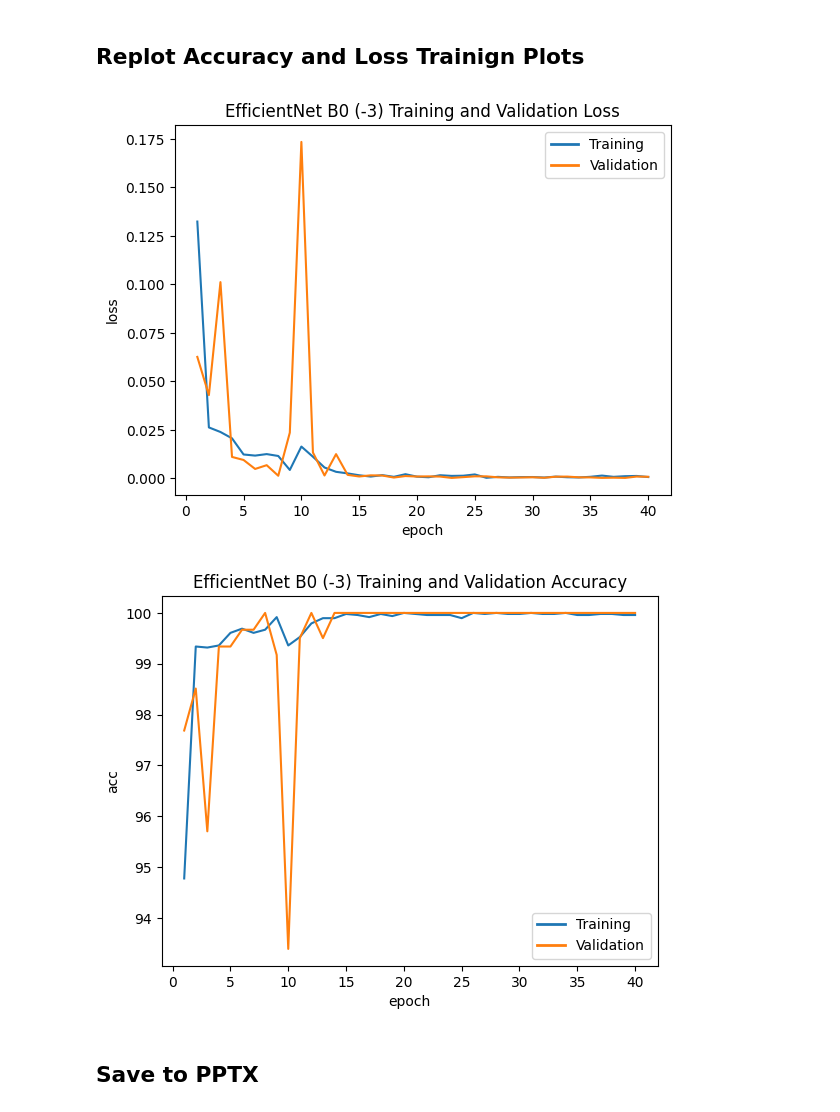
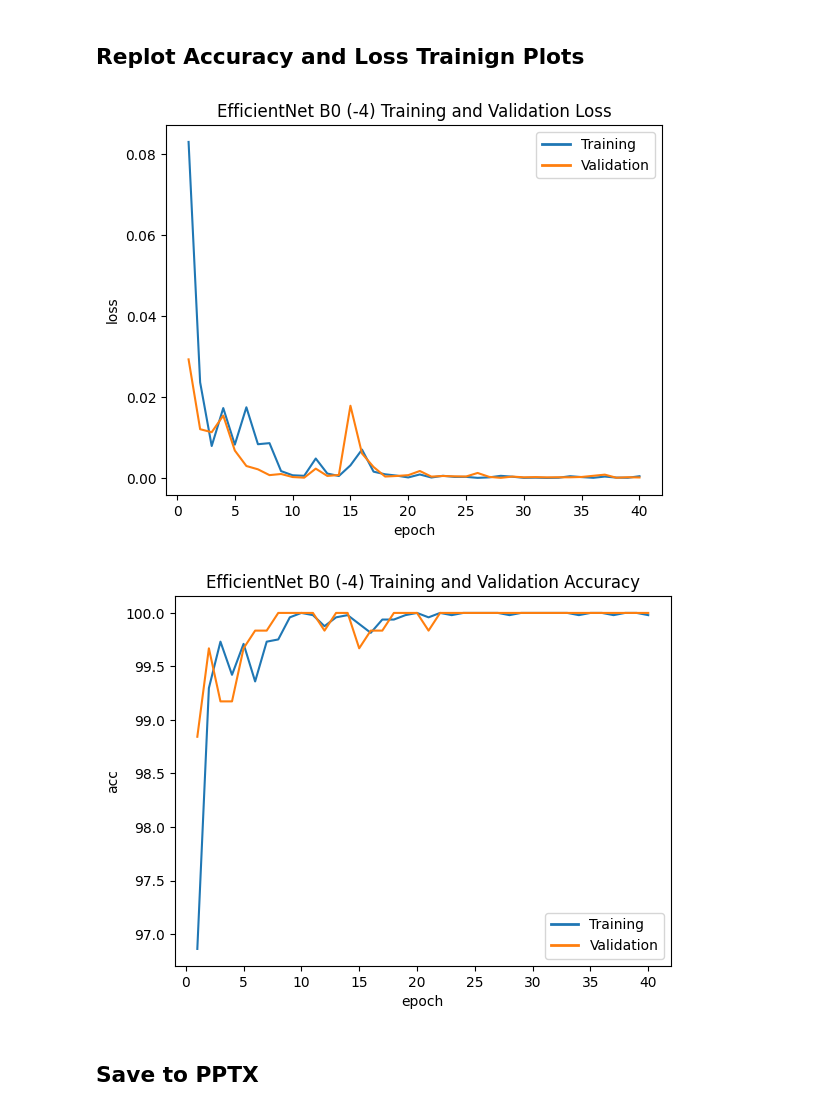
Before and after one commit to noahba65/cxr_thesis, a Jupyter notebook: results_figs.ipynb, the cells around one changed output. Cells and saved outputs as stored; diff of their text form; code cells hidden in the pictures.

```diff
--- a/results_figs.ipynb
+++ b/results_figs.ipynb
@@ -140,7 +145,7 @@ fig3.savefig("paper_figs/accuracy_barchart.png", format='png', bbox_inches='tigh
 ## Replot Accuracy and Loss Trainign Plots
 # %%
 # Read in training logs from best model
-best_model_training_logs = pd.read_csv("tb_results/truncated_b0_reduced_layers_3_2025-03-07_18-23/training_logs.csv")
+best_model_training_logs = pd.read_csv("tb_results/truncated_b0_reduced_layers_4_2025-03-07_17-50/training_logs.csv")
 
 fig4, ax4 = plt.subplots()
 
@@ -150,7 +155,7 @@ sns.lineplot(x='epoch', y='loss', data=best_model_training_logs)
 # Plot Validation loss
 sns.lineplot(x='epoch', y='val_loss', data=best_model_training_logs, color = '#ff7f0e')
 
-ax4.set_title("EfficientNet B0 (-3) Training and Validation Loss")
+ax4.set_title("EfficientNet B0 (-4) Training and Validation Loss")
 
 # Define custom legend handles
 legend_handles = [
@@ -163,30 +168,30 @@ ax4.legend(handles=legend_handles, title="")
 
 fig4.savefig("paper_figs/epoch_loss.png", format='png')
 # %% [output]
-[figure, old version]
+[figure, new version]
 # %%
 fig5, ax5 = plt.subplots()
 
 # Plot Training loss
 sns.lineplot(x='epoch', y='acc', data=best_model_training_logs)
 
 # Plot Validation loss
 sns.lineplot(x='epoch', y='val_acc', data=best_model_training_logs, color = '#ff7f0e')
 
-ax5.set_title("EfficientNet B0 (-3) Training and Validation Accuracy")
+ax5.set_title("EfficientNet B0 (-4) Training and Validation Accuracy")
 
 # Define custom legend handles
 legend_handles = [
     plt.Line2D([0], [0], color='#1f77b4', lw=2, label='Training'),
     plt.Line2D([0], [0], color='#ff7f0e', lw=2, label='Validation')
 ]
 
 # Add the legend to the plot
 ax5.legend(handles=legend_handles, title="")
 
 fig5.savefig("paper_figs/epoch_acc.png", format='png')
 # %% [output]
-[figure, old version]
+[figure, new version]
 # %% [markdown]
 ## Save to PPTX
 # %%
```
Also changed, not shown: parts of 4 cells of this notebook.
